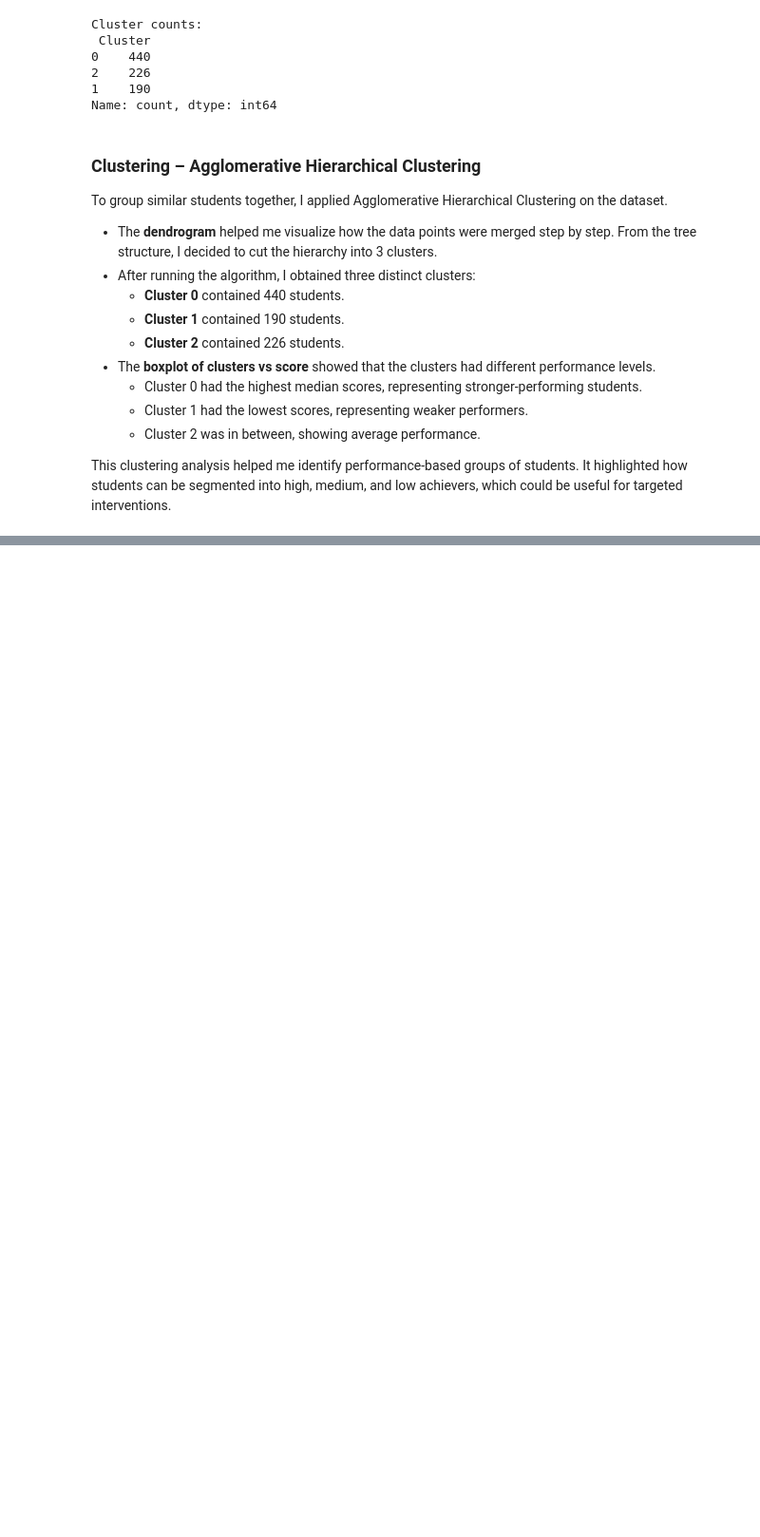
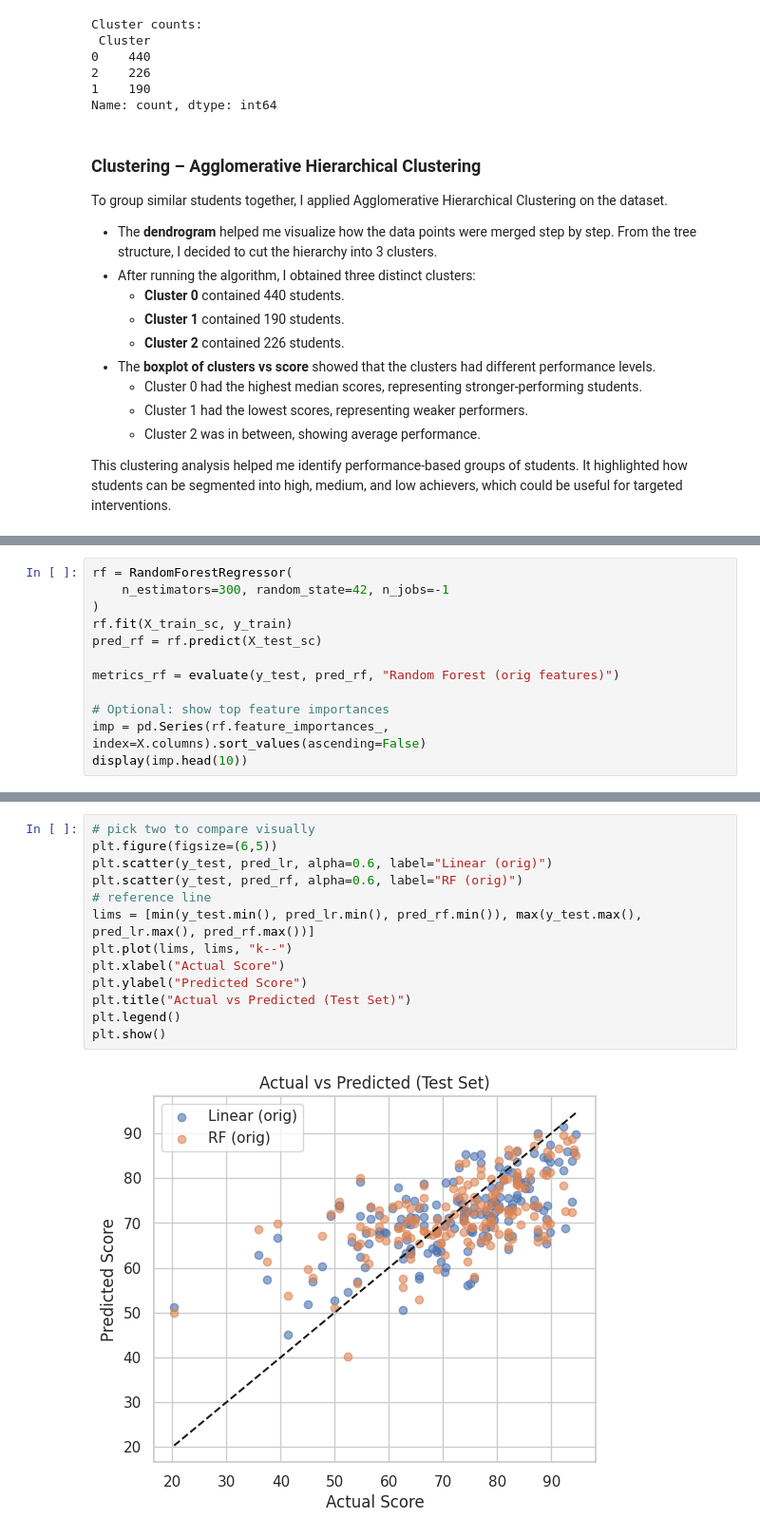
Before and after one commit to Rejuvesh/EDA_PROJECT22BDS0267, a Jupyter notebook: 22BDS0267.ipynb, the cells around one changed output, grey strips where cells are left out. Shown at 95% size. Saved outputs shown, nothing was run; the diff lists cells and outputs as text; blank space fills up the shorter version.

```diff
--- a/22BDS0267.ipynb
+++ b/22BDS0267.ipynb
@@ -564,0 +689,12 @@ This clustering analysis helped me identify performance-based groups of students
+# %%
+rf = RandomForestRegressor(
+    n_estimators=300, random_state=42, n_jobs=-1
+)
+rf.fit(X_train_sc, y_train)
+pred_rf = rf.predict(X_test_sc)
+
+metrics_rf = evaluate(y_test, pred_rf, "Random Forest (orig features)")
+
+# Optional: show top feature importances
+imp = pd.Series(rf.feature_importances_, index=X.columns).sort_values(ascending=False)
+display(imp.head(10))
@@ -564,0 +748,15 @@ This clustering analysis helped me identify performance-based groups of students
+# %%
+# pick two to compare visually
+plt.figure(figsize=(6,5))
+plt.scatter(y_test, pred_lr, alpha=0.6, label="Linear (orig)")
+plt.scatter(y_test, pred_rf, alpha=0.6, label="RF (orig)")
+# reference line
+lims = [min(y_test.min(), pred_lr.min(), pred_rf.min()), max(y_test.max(), pred_lr.max(), pred_rf.max())]
+plt.plot(lims, lims, "k--")
+plt.xlabel("Actual Score")
+plt.ylabel("Predicted Score")
+plt.title("Actual vs Predicted (Test Set)")
+plt.legend()
+plt.show()
+# %% [output]
+[figure, added]
```
Also changed, not shown: parts of 13 cells of this notebook.
